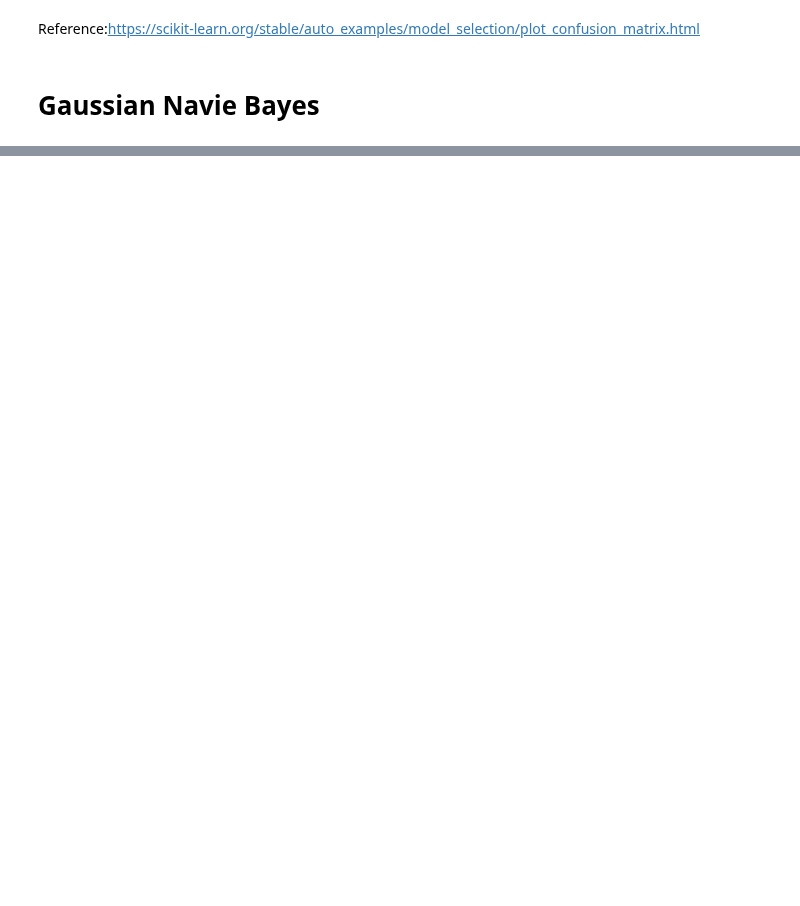
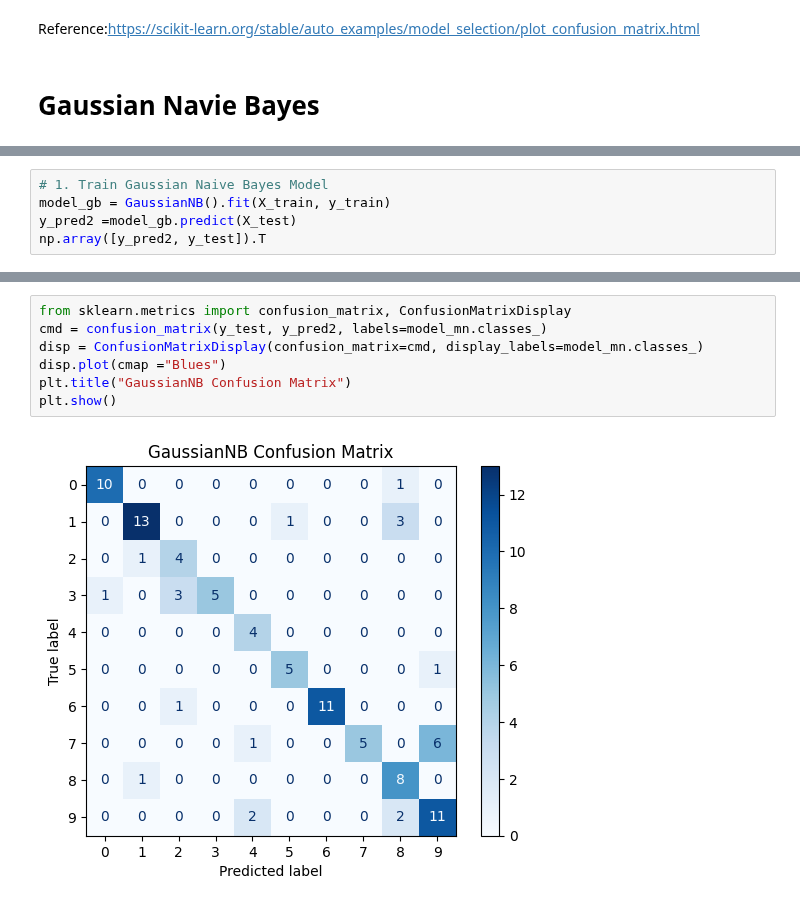
Before and after one commit to 100522155/egci463, a Jupyter notebook: Reading_digit_with_SKlearn.ipynb, the cells around one changed output, grey strips where cells are left out. Saved outputs shown, nothing was run; the diff lists cells and outputs as text; blank space fills up the shorter version.

```diff
--- a/Reading_digit_with_SKlearn.ipynb
+++ b/Reading_digit_with_SKlearn.ipynb
@@ -450,0 +198,5 @@ red_2d = (1 - (2 / X.shape[1])) * 100
+# %%
+# 1. Train Gaussian Naive Bayes Model
+model_gb = GaussianNB().fit(X_train, y_train)
+y_pred2 =model_gb.predict(X_test)
+np.array([y_pred2, y_test]).T
@@ -450,0 +269,9 @@ red_2d = (1 - (2 / X.shape[1])) * 100
+# %%
+from sklearn.metrics import confusion_matrix, ConfusionMatrixDisplay
+cmd = confusion_matrix(y_test, y_pred2, labels=model_mn.classes_)
+disp = ConfusionMatrixDisplay(confusion_matrix=cmd, display_labels=model_mn.classes_)
+disp.plot(cmap ="Blues")
+plt.title("GaussianNB Confusion Matrix")
+plt.show()
+# %% [output]
+[figure, added]
```
Also changed, not shown: parts of 58 cells of this notebook.
